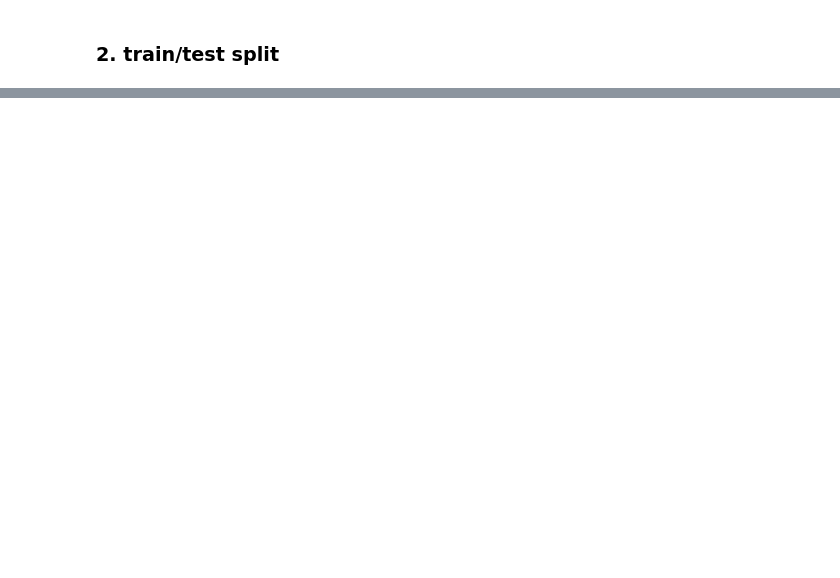
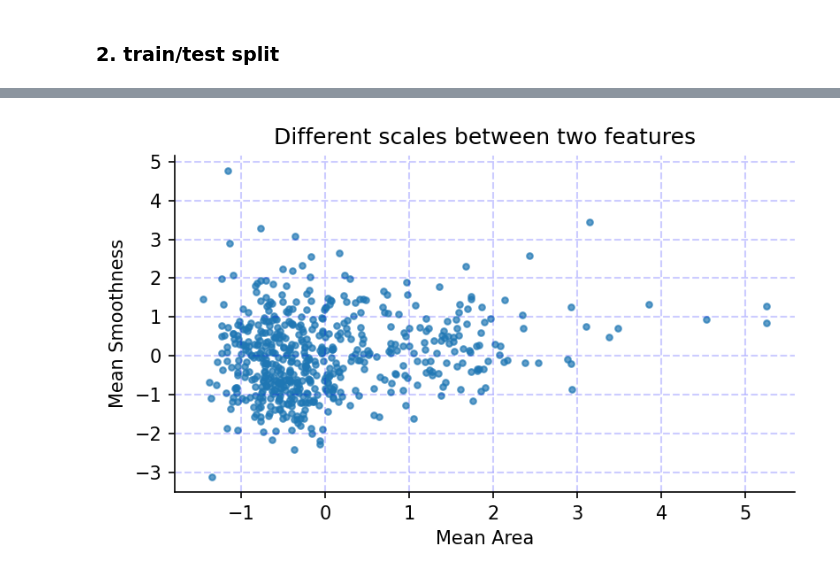
Before and after one commit to mgustineli/leetcode, a Jupyter notebook: notebooks/scikit-learn.ipynb, the cells around one changed output, grey strips where cells are left out. Saved outputs shown, nothing was run; the diff lists cells and outputs as text; code cells hidden in the pictures; blank space fills up the shorter version.

Commit message:
updated sklearn notebook

```diff
--- a/notebooks/scikit-learn.ipynb
+++ b/notebooks/scikit-learn.ipynb
@@ -89,0 +128,12 @@ X_train.shape, X_test.shape, y_train.shape, y_test.shape
+# %%
+from sklearn.preprocessing import StandardScaler
+
+# Standardization
+scaler = StandardScaler()
+X_scaled = scaler.fit_transform(X)
+X_scaled = pd.DataFrame(X_scaled, columns=X.columns)
+# %%
+# plot scaled data
+plot_distributions(df=X_scaled, feature1="mean_area", feature2="mean_smoothness")
+# %% [output]
+[figure, added]
```
Also changed, not shown: parts of 29 cells of this notebook.
